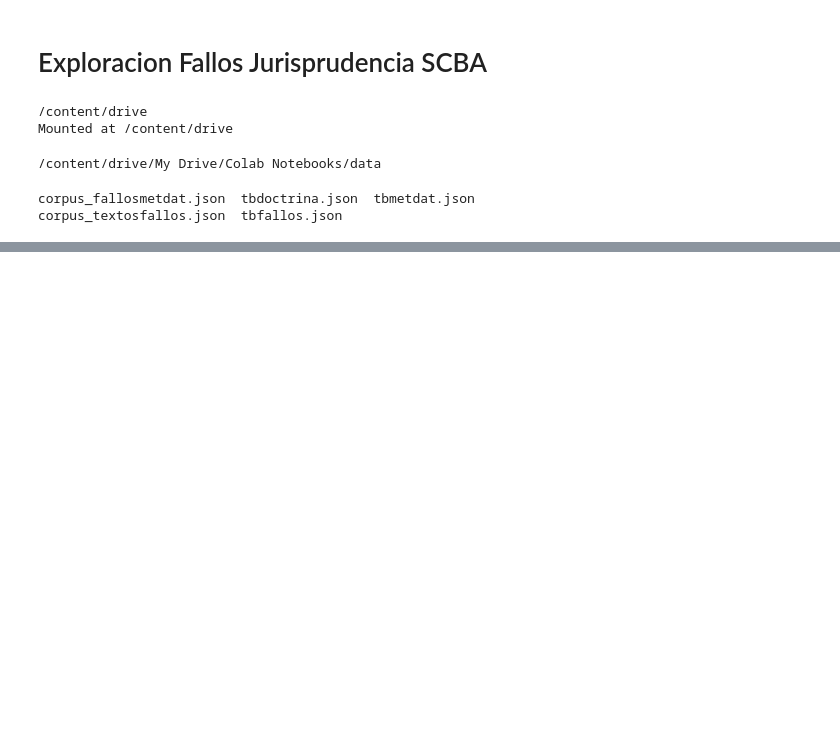
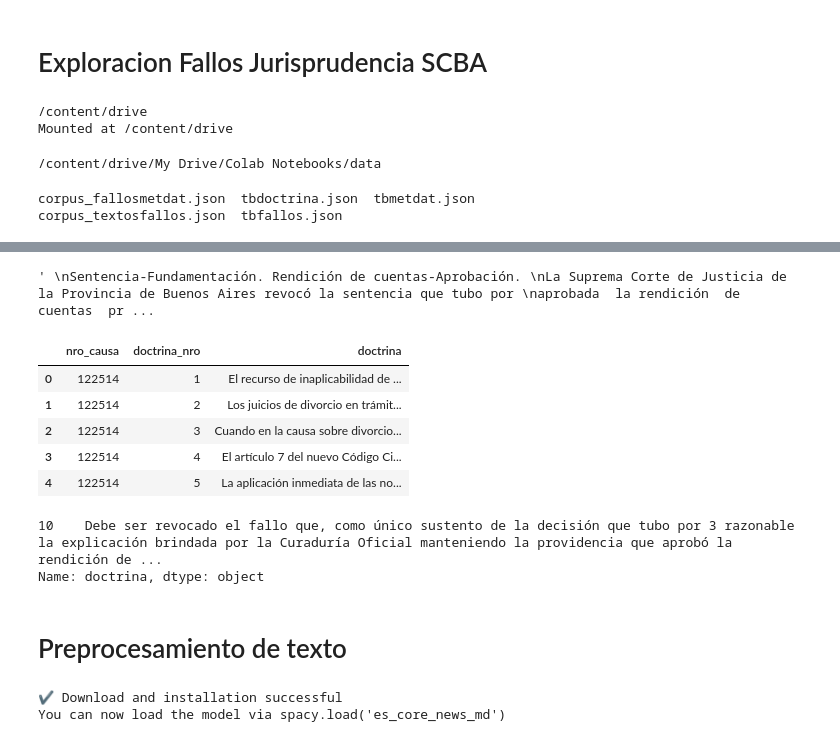
Before and after one commit to castillosebastian/NLU_legal_domain, a Jupyter notebook: NLU_textos_legales_primeros_pasos.ipynb, the cells around one changed output, grey strips where cells are left out. Cells and saved outputs as stored; diff of their text form; code cells hidden in the pictures; blank space fills up the shorter version.

```diff
--- a/NLU_textos_legales_primeros_pasos.ipynb
+++ b/NLU_textos_legales_primeros_pasos.ipynb
@@ -23,0 +37,8 @@ corpus_textosfallos.json  tbfallos.json
+# %%
+pd.set_option('display.max_columns', None)
+# %%
+with open('tbfallos.json', 'r') as myfile:
+    data1=myfile.read()
+# parse file
+tbfallos = json.loads(data1)
+tbfallos = pd.DataFrame.from_dict(tbfallos)
@@ -23,0 +49,6 @@ corpus_textosfallos.json  tbfallos.json
+# %%
+with open('tbmetdat.json', 'r') as myfile:
+    data1=myfile.read()
+# parse file
+tbmetdat = json.loads(data1)
+tbmetdat = pd.DataFrame.from_dict(tbmetdat)
@@ -23,0 +78,26 @@ corpus_textosfallos.json  tbfallos.json
+# %%
+tbmetdat.loc[1].sumario
+# %% [output]
+' \nSentencia-Fundamentación. Rendición de cuentas-Aprobación. \nLa Suprema Corte de Justicia de la Provincia de Buenos Aires revocó la sentencia que tubo por \naprobada  la rendición  de  cuentas  pr ...
+# %%
+with open('tbdoctrina.json', 'r') as myfile:
+    data1=myfile.read()
+# parse file
+tbdoctrina = json.loads(data1)
+tbdoctrina = pd.DataFrame.from_dict(tbdoctrina)
+# %%
+tbdoctrina.head()
+# %% [output]
+|  | nro_causa | doctrina_nro | doctrina |
+| 0 | 122514 | 1 | El recurso de inaplicabilidad de ... |
+| 1 | 122514 | 2 | Los juicios de divorcio en trámit... |
+| 2 | 122514 | 3 | Cuando en la causa sobre divorcio... |
+| 3 | 122514 | 4 | El artículo 7 del nuevo Código Ci... |
+| 4 | 122514 | 5 | La aplicación inmediata de las no... |
+# %%
+tbdoctrina[tbdoctrina.nro_causa == 122321].doctrina
+# %% [output]
+10    Debe ser revocado el fallo que, como único sustento de la decisión que tubo por 3 razonable la explicación brindada por la Curaduría Oficial manteniendo la providencia que aprobó la rendición de ...
+Name: doctrina, dtype: object
+# %% [markdown]
+# Preprocesamiento de texto
@@ -23,0 +113,8 @@ corpus_textosfallos.json  tbfallos.json
+# %%
+import spacy.cli
+spacy.cli.download("es_core_news_md")
+import es_core_news_md
+nlp = es_core_news_md.load()
+# %% [output]
+✔ Download and installation successful
+You can now load the model via spacy.load('es_core_news_md')
```
Also changed, not shown: parts of 15 cells of this notebook.
